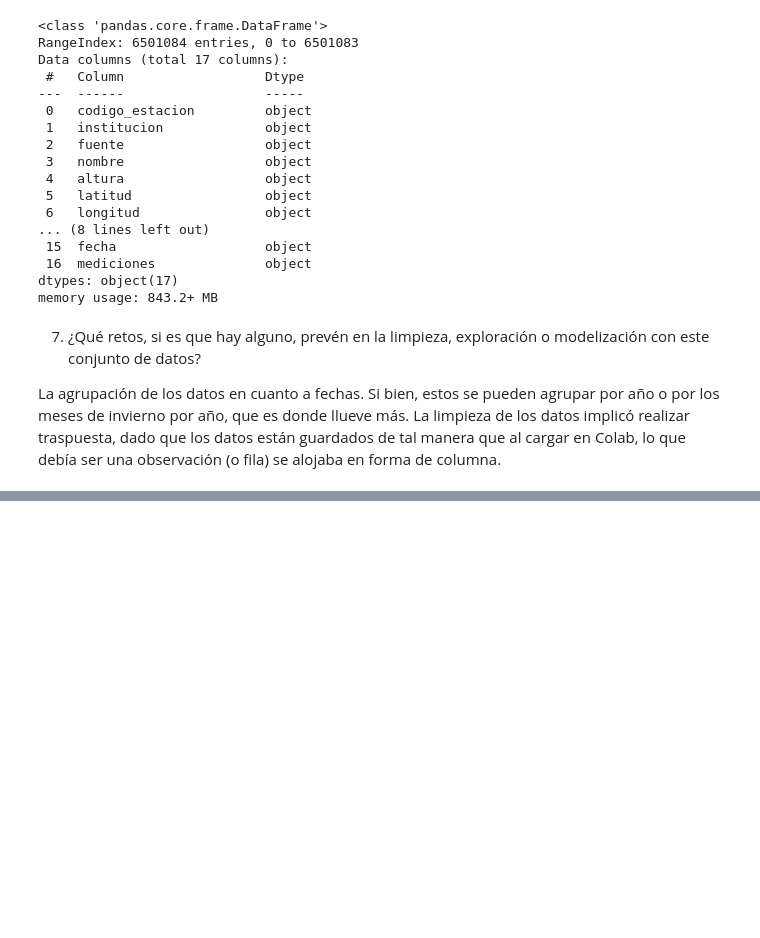
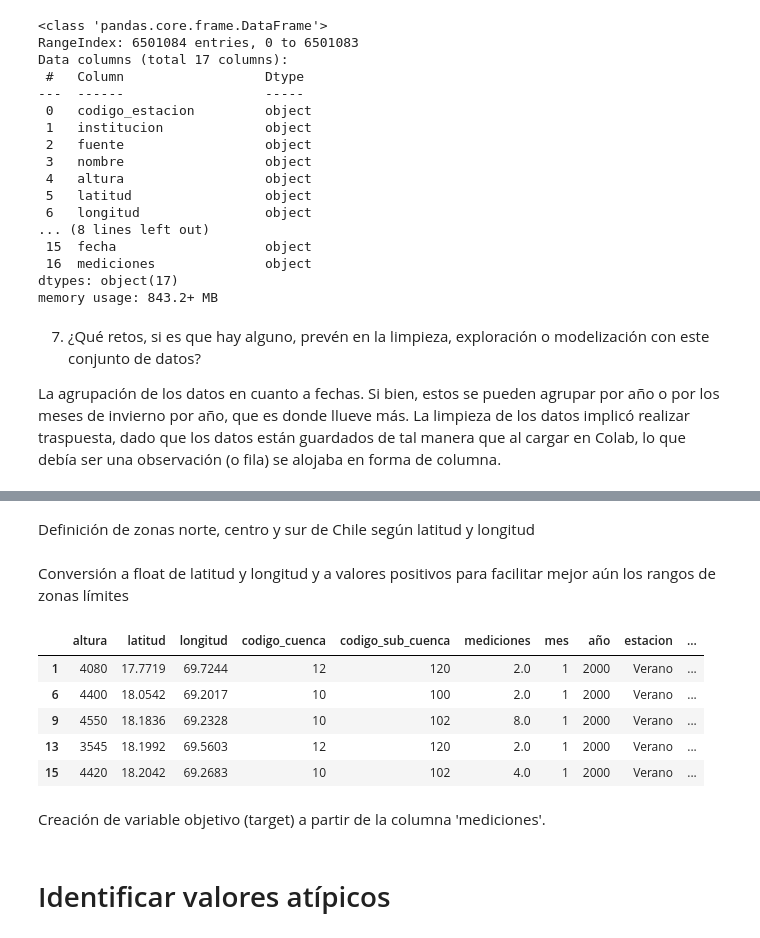
Before and after one commit to chernandezrojas1991/project-2-ml-precipitation-by-day-chile, a Jupyter notebook: project_2_ml_precipitation_by_day.ipynb, the cells around one changed output, grey strips where cells are left out. Drawn from its saved outputs; the diff is of its cells as text; code cells hidden in the pictures; blank space fills up the shorter version.

```diff
--- a/project_2_ml_precipitation_by_day.ipynb
+++ b/project_2_ml_precipitation_by_day.ipynb
@@ -99,0 +238,4 @@ La agrupación de los datos en cuanto a fechas. Si bien, estos se pueden agrupar
+# %%
+df_precip_clean.drop(['fecha'], axis=1, inplace=True)
+#Verificar eliminación de columna fecha
+df_precip_clean.head()
@@ -99,0 +249,28 @@ La agrupación de los datos en cuanto a fechas. Si bien, estos se pueden agrupar
+# %% [markdown]
+Definición de zonas norte, centro y sur de Chile según latitud y longitud
+# %% [markdown]
+Conversión a float de latitud y longitud y a valores positivos para facilitar mejor aún los rangos de zonas límites
+# %%
+df_precip_clean['latitud'] = df_precip_clean['latitud'].astype(float)*-1
+df_precip_clean['longitud'] = df_precip_clean['longitud'].astype(float)*-1
+# %%
+def determinar_zona(lat, lon):
+    if (lat >= 17.0 and lat <= 26.0):
+        return 'norte'
+    elif (lat > 26.0 and lat <= 35.0):
+        return 'centro'
+    else:
+        return 'sur'
+
+df_precip_clean['zona'] = df_precip_clean.apply(lambda row: determinar_zona(row['latitud'], row['longitud']), axis=1)
+# %%
+df_precip_clean.head()
+# %% [output]
+|  | altura | latitud | longitud | codigo_cuenca | codigo_sub_cuenca | mediciones | mes | año | estacion | ... |
+| 1 | 4080 | 17.7719 | 69.7244 | 12 | 120 | 2.0 | 1 | 2000 | Verano | ... |
+| 6 | 4400 | 18.0542 | 69.2017 | 10 | 100 | 2.0 | 1 | 2000 | Verano | ... |
+| 9 | 4550 | 18.1836 | 69.2328 | 10 | 102 | 8.0 | 1 | 2000 | Verano | ... |
+| 13 | 3545 | 18.1992 | 69.5603 | 12 | 120 | 2.0 | 1 | 2000 | Verano | ... |
+| 15 | 4420 | 18.2042 | 69.2683 | 10 | 102 | 4.0 | 1 | 2000 | Verano | ... |
+# %% [markdown]
+Creación de variable objetivo (target) a partir de la columna 'mediciones'.
@@ -99,0 +291,2 @@ La agrupación de los datos en cuanto a fechas. Si bien, estos se pueden agrupar
+# %% [markdown]
+# Identificar valores atípicos
```
Also changed, not shown: parts of 23 cells of this notebook.
